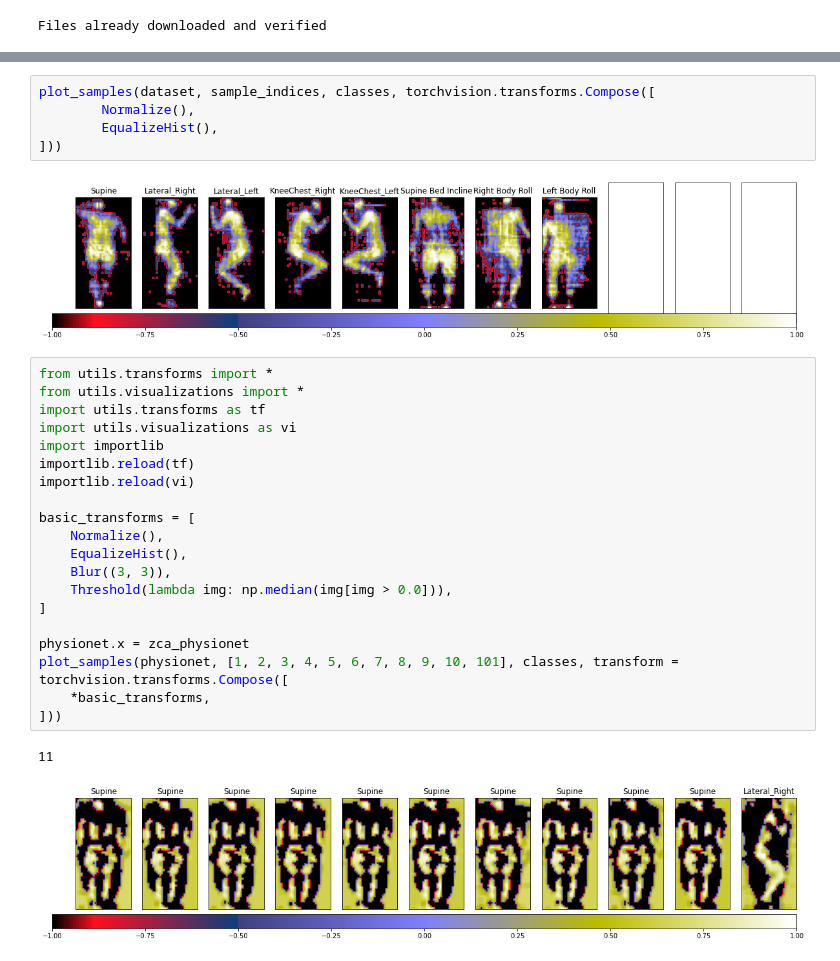
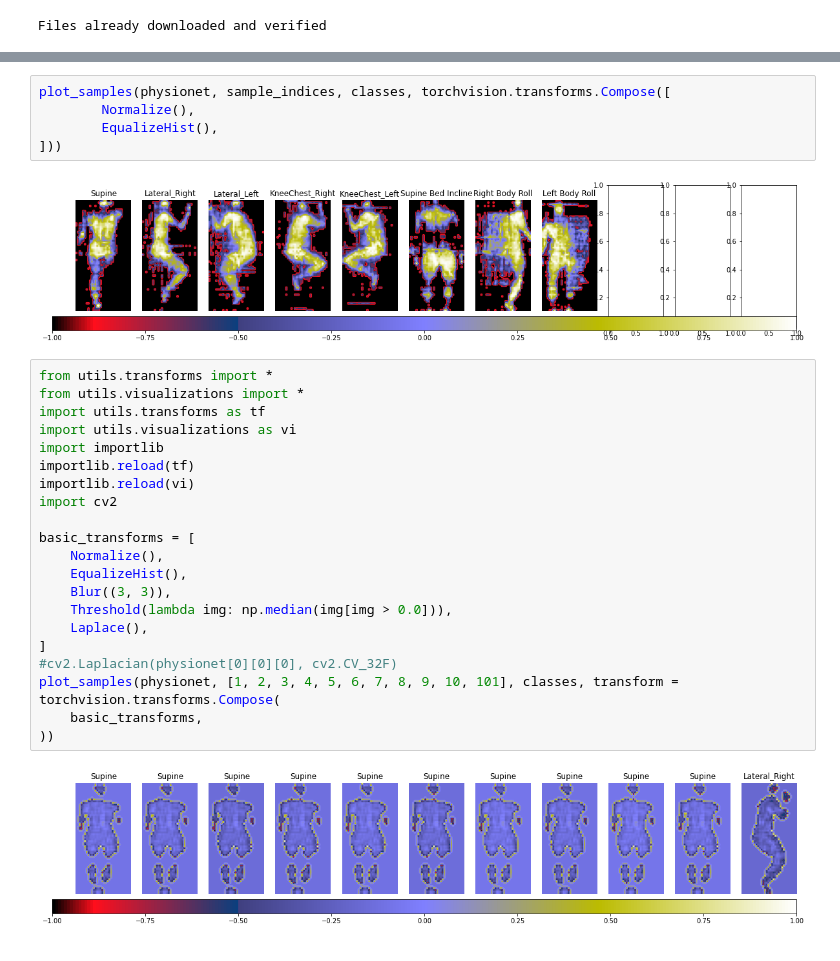
Before and after one commit to jb3rndt/wisemat-posture-classification, a Jupyter notebook: transforms_visualizations.ipynb, the cells around one changed output, grey strips where cells are left out. Saved outputs shown, nothing was run; the diff lists cells and outputs as text.

Commit message:
More visualizations and Fourier transform

```diff
--- a/transforms_visualizations.ipynb
+++ b/transforms_visualizations.ipynb
@@ -43,33 +45,33 @@ print(sample_indices)
 # %%
-plot_samples(dataset, sample_indices, classes, torchvision.transforms.Compose([
+plot_samples(physionet, sample_indices, classes, torchvision.transforms.Compose([
         Normalize(),
         EqualizeHist(),
 ]))
 # %% [output]
-[figure, old version]
+[figure, new version]
 # %%
 from utils.transforms import *
 from utils.visualizations import *
 import utils.transforms as tf
 import utils.visualizations as vi
 import importlib
 importlib.reload(tf)
 importlib.reload(vi)
+import cv2
 
 basic_transforms = [
     Normalize(),
     EqualizeHist(),
     Blur((3, 3)),
     Threshold(lambda img: np.median(img[img > 0.0])),
+    Laplace(),
 ]
-
-physionet.x = zca_physionet
-plot_samples(physionet, [1, 2, 3, 4, 5, 6, 7, 8, 9, 10, 101], classes, transform = torchvision.transforms.Compose([
-    *basic_transforms,
-]))
+#cv2.Laplacian(physionet[0][0][0], cv2.CV_32F)
+plot_samples(physionet, [1, 2, 3, 4, 5, 6, 7, 8, 9, 10, 101], classes, transform = torchvision.transforms.Compose(
+    basic_transforms,
+))
 # %% [output]
-11
-[figure, old version]
+[figure, new version]
 # %%
 from utils.transforms import *
 from utils.visualizations import *
```
Also changed, not shown: parts of 10 cells of this notebook.
